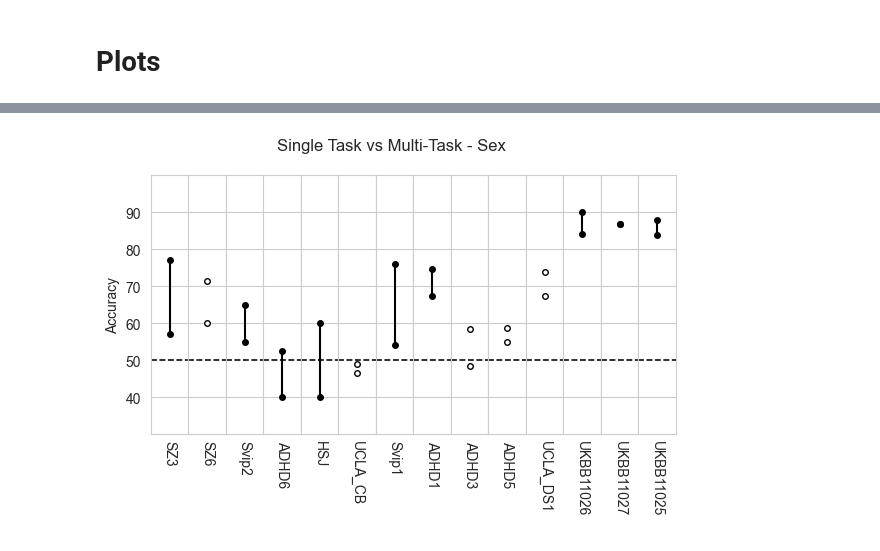
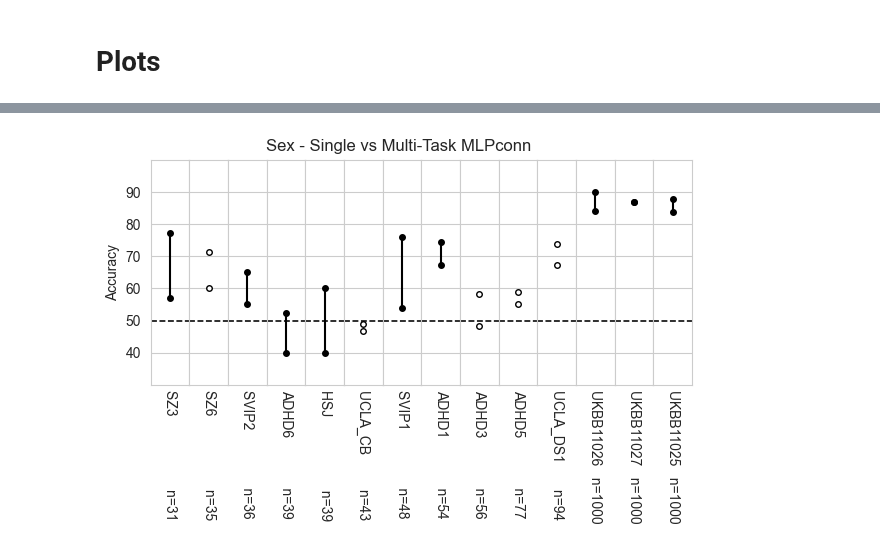
Before and after one commit to harveyaa/neuropsych_mtl, a Jupyter notebook: MTL/MTL_sex_accuracy_plots.ipynb, the cells around one changed output, grey strips where cells are left out. Cells and saved outputs as stored; diff of their text form; code cells hidden in the pictures.

Commit message:
updated plots

```diff
--- a/MTL/MTL_sex_accuracy_plots.ipynb
+++ b/MTL/MTL_sex_accuracy_plots.ipynb
@@ -80,13 +134,13 @@ for fold in range(5):
     df = df[df['level_1']=='Accuracy/test'].set_index('level_0')[99]
     mtl_acc.append(df)
 
-mtl_acc_var = pd.concat(mtl_acc,axis=1).var(axis=1)
+mtl_acc_std = pd.concat(mtl_acc,axis=1).std(axis=1)
 mtl_acc = pd.concat(mtl_acc,axis=1).mean(axis=1)
 # %% [markdown]
 # Tables
 # %%
-df = pd.concat([st_acc,mtl_acc,st_acc_var,mtl_acc_var],axis=1)
-df.columns = ['ST','MTL','ST_var','MTL_var']
+df = pd.concat([st_acc,mtl_acc,st_acc_std,mtl_acc_std],axis=1)
+df.columns = ['ST','MTL','ST_std','MTL_std']
 df['diff'] = df['MTL'] - df['ST']
 df
 # %% [output]
@@ -116,3 +170,12 @@ diff         4.861153
 dtype: float64
 # %% [markdown]
 # Plots
+# %%
+lenmax = 25
+site_labels = []
+for site in sites:
+    n = f'{nsite[site]}'
+    nspaces = lenmax - 2*len(site) - len(n)
+    label = site.upper()+(' '*nspaces)+f'n={n}'
+    site_labels.append(label)
+    print(f"'{label}',")
@@ -119,41 +197,57 @@ dtype: float64
+# %%
+site_labels = [
+'SZ3                   n=31',
+'SZ6                   n=35',
+'SVIP2               n=36',
+'ADHD6             n=39',
+'HSJ                   n=39',
+'UCLA_CB         n=43',
+'SVIP1               n=48',
+'ADHD1             n=54',
+'ADHD3             n=56',
+'ADHD5             n=77',
+'UCLA_DS1       n=94',
+'UKBB11026   n=1000',
+'UKBB11027   n=1000',
+'UKBB11025   n=1000']
 # %%
 ###############
 # CONNECTOMES #
 ###############
-title = 'Single Task vs Multi-Task - Sex'
+title = 'Sex - Single vs Multi-Task MLPconn'
 fig,ax = plt.subplots(1,len(sites),figsize=(6,4),sharey=True,sharex=True)
 plt.yticks([40,50,60,70,80,90])
 sns.set_style('whitegrid')
 colors = ['black','darkorchid','red','orange','dodgerblue','forestgreen']
 
 for j,site in enumerate(sites):
     st_acc = df.loc[site]['ST']
     mtl_acc = df.loc[site]['MTL']
     if st_acc > mtl_acc:
         mfc = 'white'
         ls =''
     else:
         mfc = colors[0]
         ls = '-'
 
     ax[j].plot(5,mtl_acc,marker='o',color=colors[0],ms=4,markerfacecolor=mfc)
     ax[j].plot(5,st_acc,marker='o',color=colors[0],ms=4,markerfacecolor=mfc)
     ax[j].plot((5,5),(st_acc,mtl_acc),color=colors[0],ls=ls)
     ax[j].set_xticklabels([])
     ax[j].set_xticks([])
-    ax[j].set_xlabel(sites[j],rotation=270)
+    ax[j].set_xlabel(site_labels[j],rotation=270)
 
     lines = ax[j].get_ygridlines()
     b = lines[1]
     b.set_color('black')
     b.set_linewidth(1.15)
     b.set_linestyle('--')
 
 ax[0].set_ylabel('Accuracy')
 plt.suptitle(title)
 plt.ylim(30,100)
-plt.tight_layout()
+plt.tight_layout(pad=0.5)
 plt.subplots_adjust(wspace=0)
 plt.savefig(os.path.join(p_sex,'figures/st_vs_mtl.png'),dpi=300)
 # %% [output]
-[figure, old version]
+[figure, new version]
```
Also changed, not shown: parts of 5 cells of this notebook.
